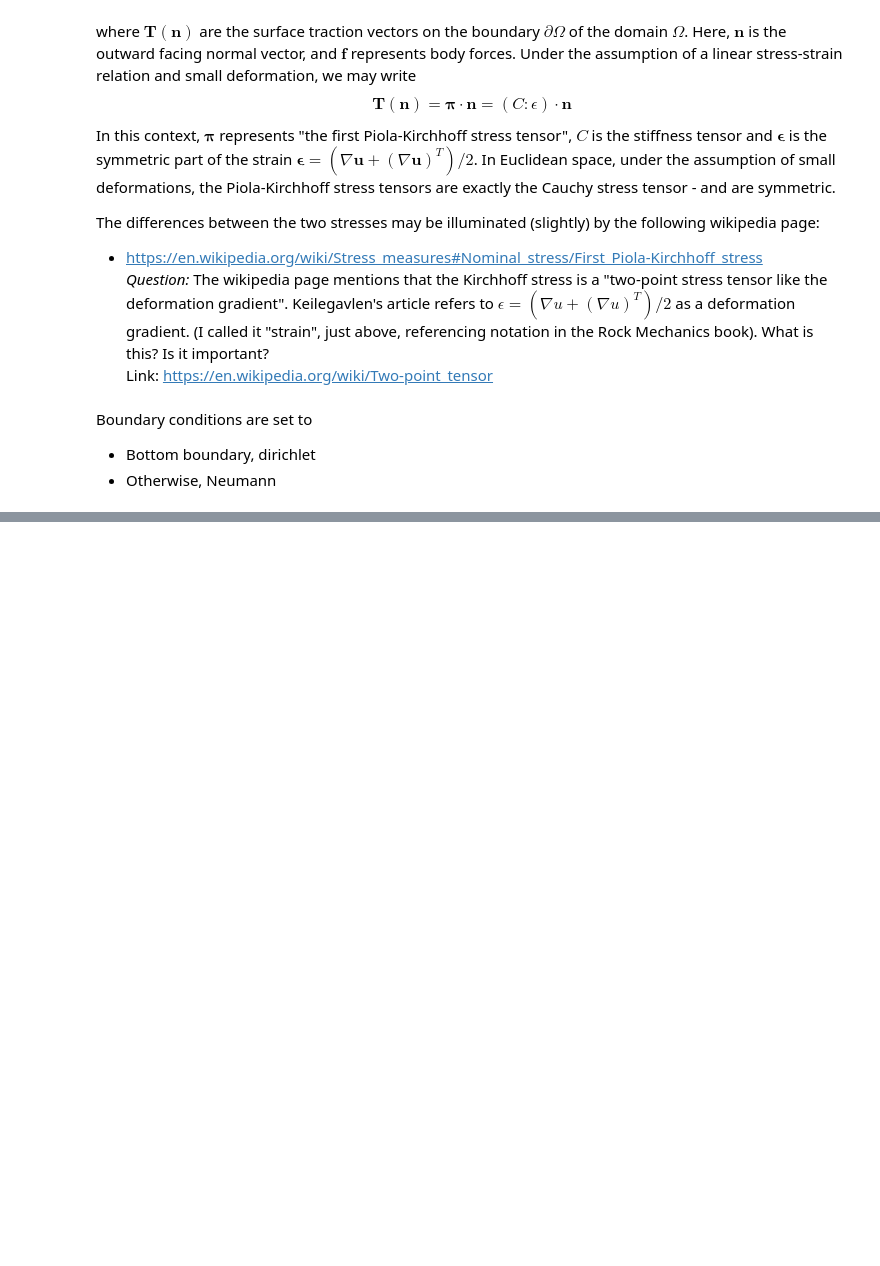
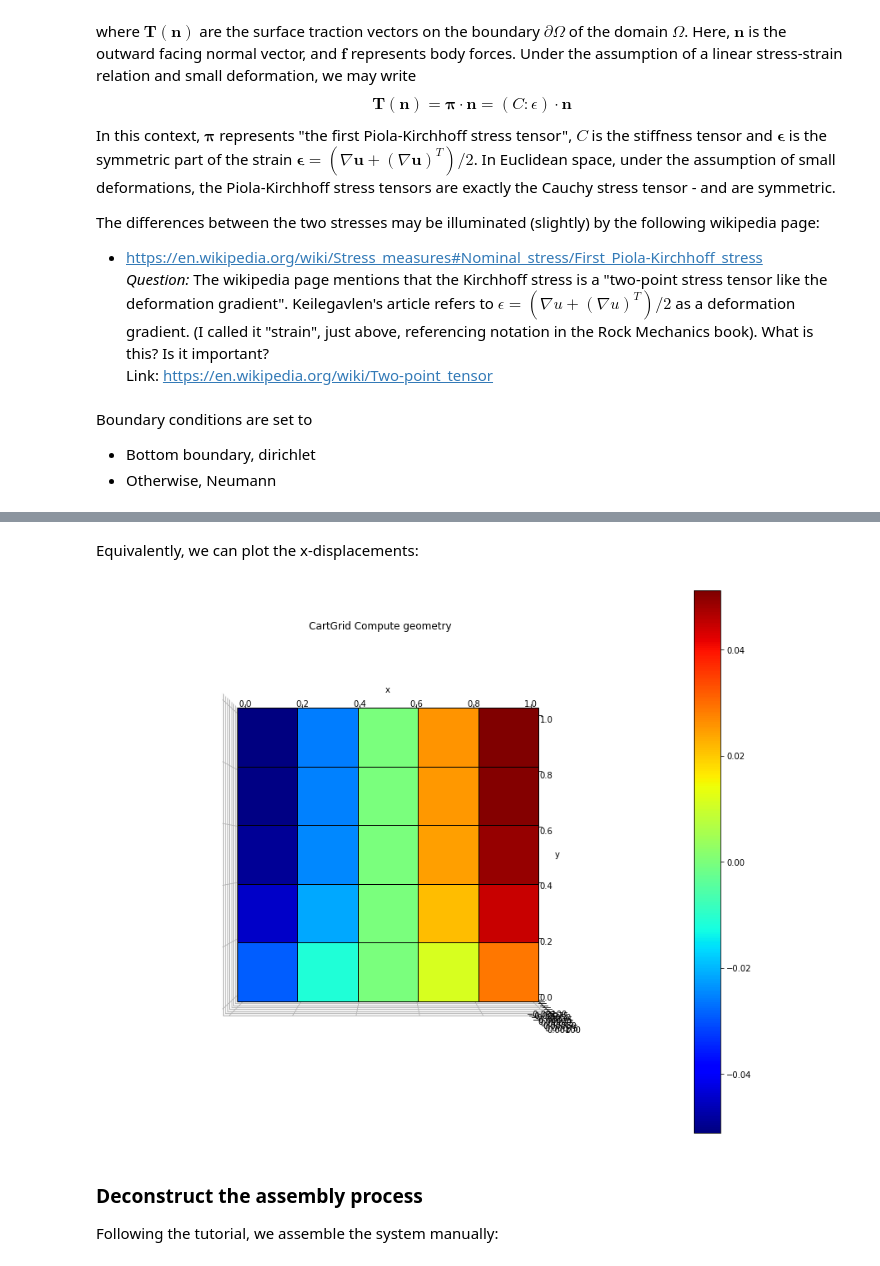
Before and after one commit to zhang-cugb/mastersproject, a Jupyter notebook: mechanics/MPSA-intro.ipynb, the cells around one changed output, grey strips where cells are left out. Cells and saved outputs as stored; diff of their text form; code cells hidden in the pictures; blank space fills up the shorter version.

```diff
--- a/mechanics/MPSA-intro.ipynb
+++ b/mechanics/MPSA-intro.ipynb
@@ -72,0 +113,10 @@ The discretization scheme used is the multi-point stress approximation.
+# %% [markdown]
+Equivalently, we can plot the x-displacements:
+# %%
+pp.plot_grid(g, cell_value=u[::2], figsize=(15, 12))
+# %% [output]
+[figure, added]
+# %% [markdown]
+### Deconstruct the assembly process
+
+Following the tutorial, we assemble the system manually:
```
Also changed, not shown: parts of 12 cells of this notebook.
